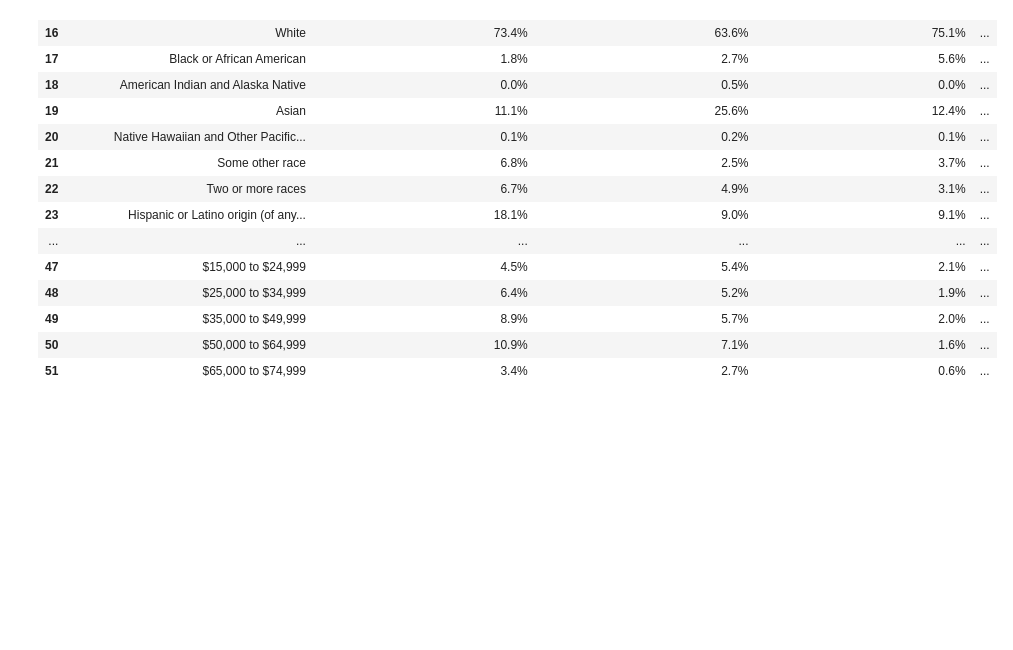
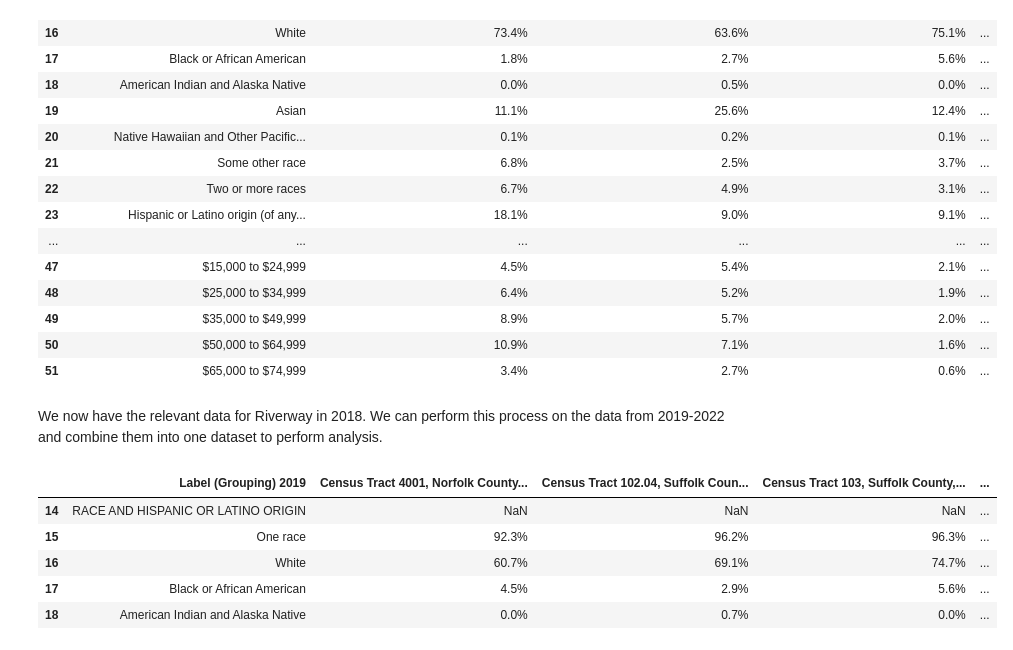
Before and after one commit to BU-Spark/ds-livable-streets-infra, a Jupyter notebook: sp24-team-c/deliverables/greenway-early-insights/cleaning-greenway-data.ipynb, the cells around one changed output. Drawn from its saved outputs; the diff is of its cells as text; code cells hidden in the pictures; blank space fills up the shorter version.

```diff
--- a/sp24-team-c/deliverables/greenway-early-insights/cleaning-greenway-data.ipynb
+++ b/sp24-team-c/deliverables/greenway-early-insights/cleaning-greenway-data.ipynb
@@ -73,3 +73,22 @@ filtered_again.head(20)
 | 49 | $35,000 to $49,999 | 8.9% | 5.7% | 2.0% | ... |
 | 50 | $50,000 to $64,999 | 10.9% | 7.1% | 1.6% | ... |
 | 51 | $65,000 to $74,999 | 3.4% | 2.7% | 0.6% | ... |
+# %% [markdown]
+We now have the relevant data for Riverway in 2018. We can perform this process on the data from 2019-2022 and combine them into one dataset to perform analysis.
+# %%
+datasets = [filtered_again]
+for year in ["2019", "2020", "2021", "2022"]:
+    annual_data = retrieve_data("riverway", year)
+    filtered_annual_data = filter_columns(annual_data, year)
+    filtered_rows_annual_data = filter_rows(filtered_annual_data)
+    datasets.append(filtered_rows_annual_data)
+
+# Checking that 2019 formatted correctly
+datasets[1].head()
+# %% [output]
+|  | Label (Grouping) 2019 | Census Tract 4001, Norfolk County... | Census Tract 102.04, Suffolk Coun... | Census Tract 103, Suffolk County,... | ... |
+| 14 | RACE AND HISPANIC OR LATINO ORIGIN | NaN | NaN | NaN | ... |
+| 15 | One race | 92.3% | 96.2% | 96.3% | ... |
+| 16 | White | 60.7% | 69.1% | 74.7% | ... |
+| 17 | Black or African American | 4.5% | 2.9% | 5.6% | ... |
+| 18 | American Indian and Alaska Native | 0.0% | 0.7% | 0.0% | ... |
```
Also changed, not shown: parts of 4 cells of this notebook, 5 other files.
